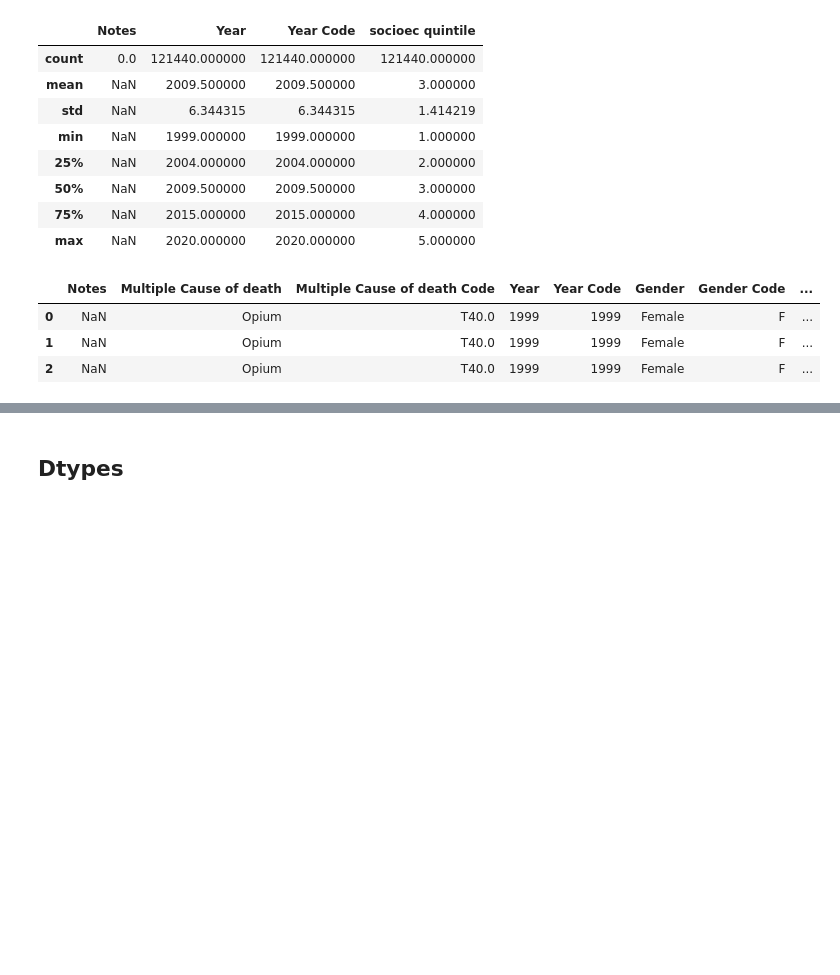
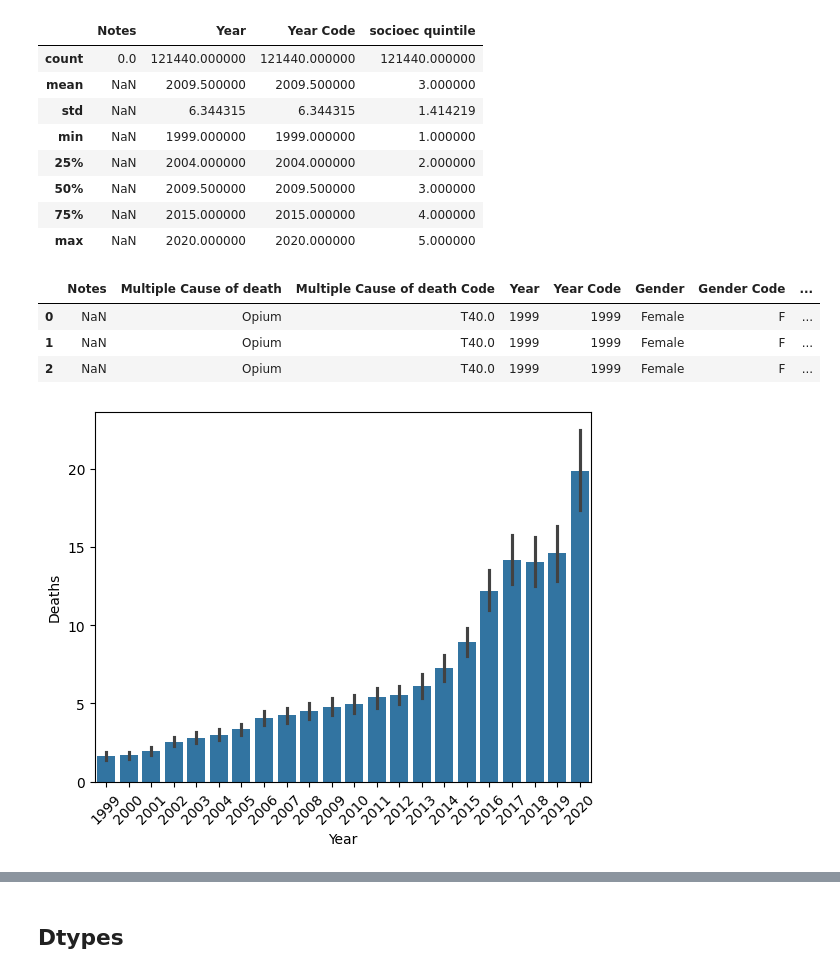
Before and after one commit to jmsarabia/fentanyl_eda, a Jupyter notebook: EDA.ipynb, the cells around one changed output, grey strips where cells are left out. Drawn from its saved outputs; the diff is of its cells as text; code cells hidden in the pictures; blank space fills up the shorter version.

```diff
--- a/EDA.ipynb
+++ b/EDA.ipynb
@@ -22,3 +22,11 @@ base.head(3)
 | 0 | NaN | Opium | T40.0 | 1999 | 1999 | Female | F | ... |
 | 1 | NaN | Opium | T40.0 | 1999 | 1999 | Female | F | ... |
 | 2 | NaN | Opium | T40.0 | 1999 | 1999 | Female | F | ... |
+# %%
+# Sum of Deaths over time
+bar_deaths = sns.barplot(data=base, x='Year', y='Deaths')
+
+for item in bar_deaths.get_xticklabels():
+    item.set_rotation(45)
+# %% [output]
+[figure, added]
```
Also changed, not shown: parts of 3 cells of this notebook.
